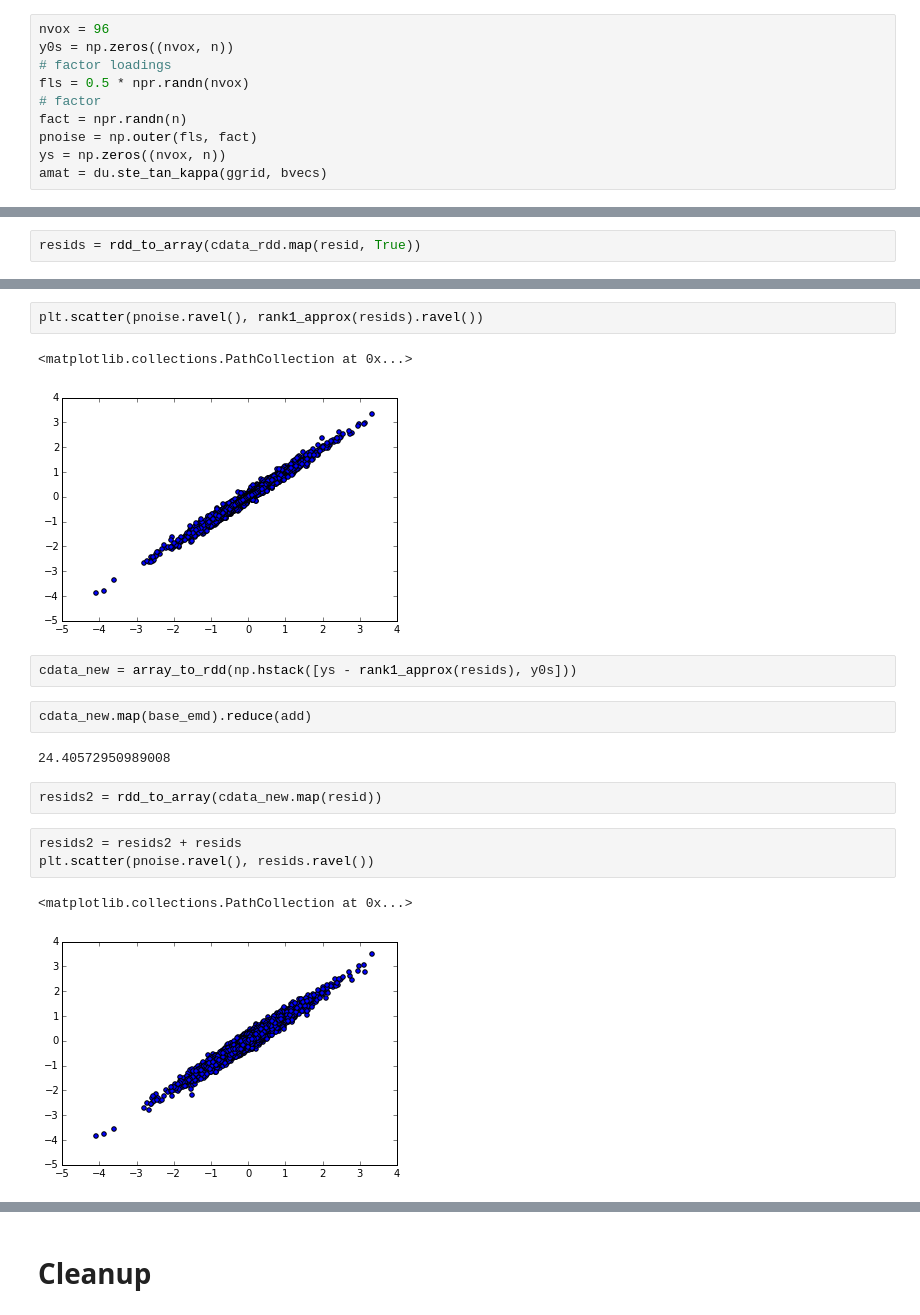
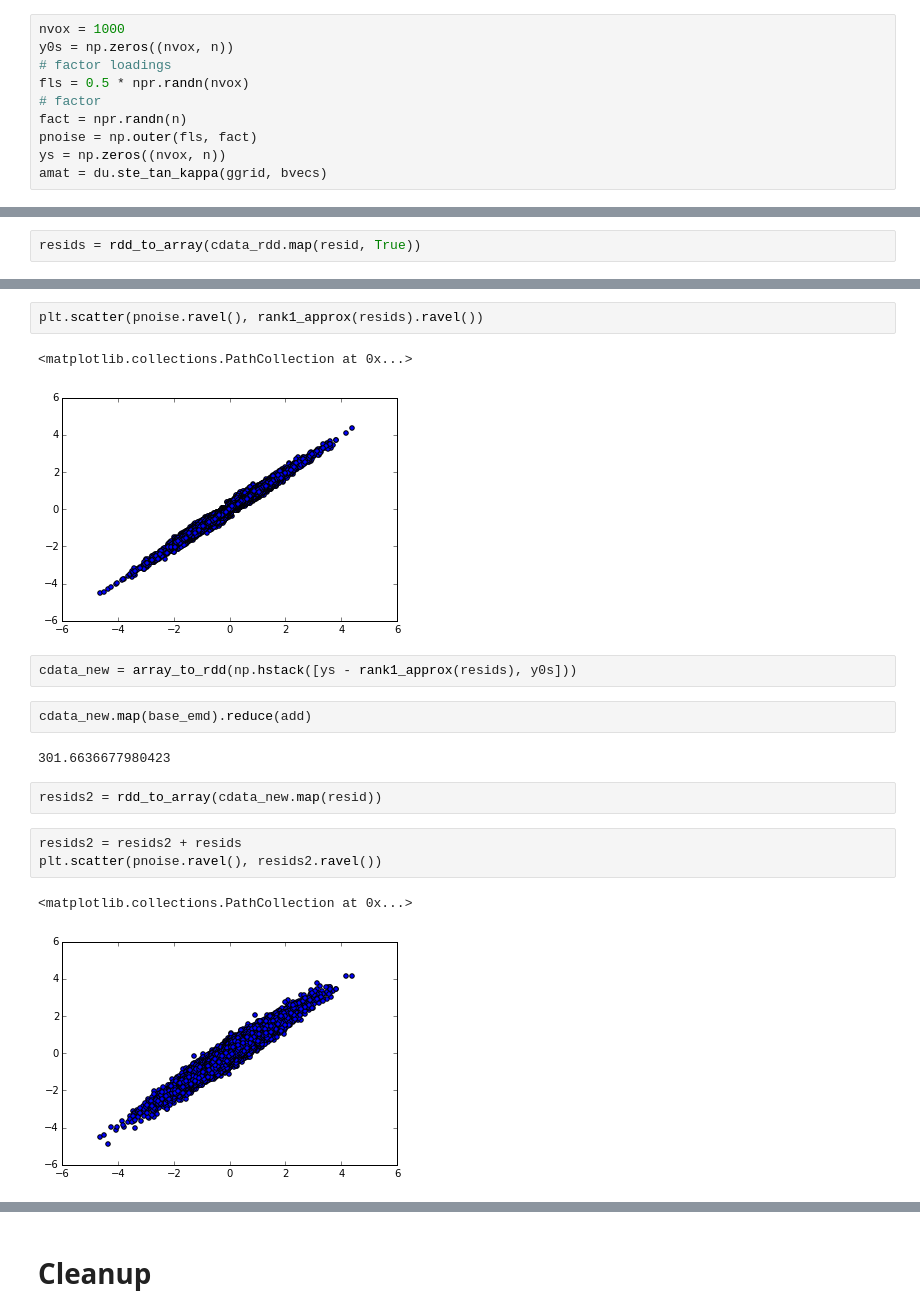
Before and after one commit to snarles/donuts2, a Jupyter notebook: analyses/dev_factor.ipynb, the cells around one changed output, grey strips where cells are left out. Saved outputs shown, nothing was run; the diff lists cells and outputs as text.

```diff
--- a/analyses/dev_factor.ipynb
+++ b/analyses/dev_factor.ipynb
@@ -72,7 +72,7 @@ pp
 # %% [markdown]
 # generating true signals and noisy signals
 # %%
-nvox = 96
+nvox = 1000
 y0s = np.zeros((nvox, n))
 # factor loadings
 fls = 0.5 * npr.randn(nvox)
@@ -138,19 +138,19 @@ plt.scatter(pnoise.ravel(), resids.ravel())
 plt.scatter(pnoise.ravel(), rank1_approx(resids).ravel())
 # %% [output]
 <matplotlib.collections.PathCollection at 0x...>
-[figure, old version]
+[figure, new version]
 # %%
 cdata_new = array_to_rdd(np.hstack([ys - rank1_approx(resids), y0s]))
 # %%
 cdata_new.map(base_emd).reduce(add)
 # %% [output]
-24.40572950989008
+301.6636677980423
 # %%
 resids2 = rdd_to_array(cdata_new.map(resid))
 # %%
 resids2 = resids2 + resids
-plt.scatter(pnoise.ravel(), resids.ravel())
+plt.scatter(pnoise.ravel(), resids2.ravel())
 # %% [output]
 <matplotlib.collections.PathCollection at 0x...>
-[figure, old version]
+[figure, new version]
 # %%
```
Also changed, not shown: parts of 11 cells of this notebook, 1 other file.
